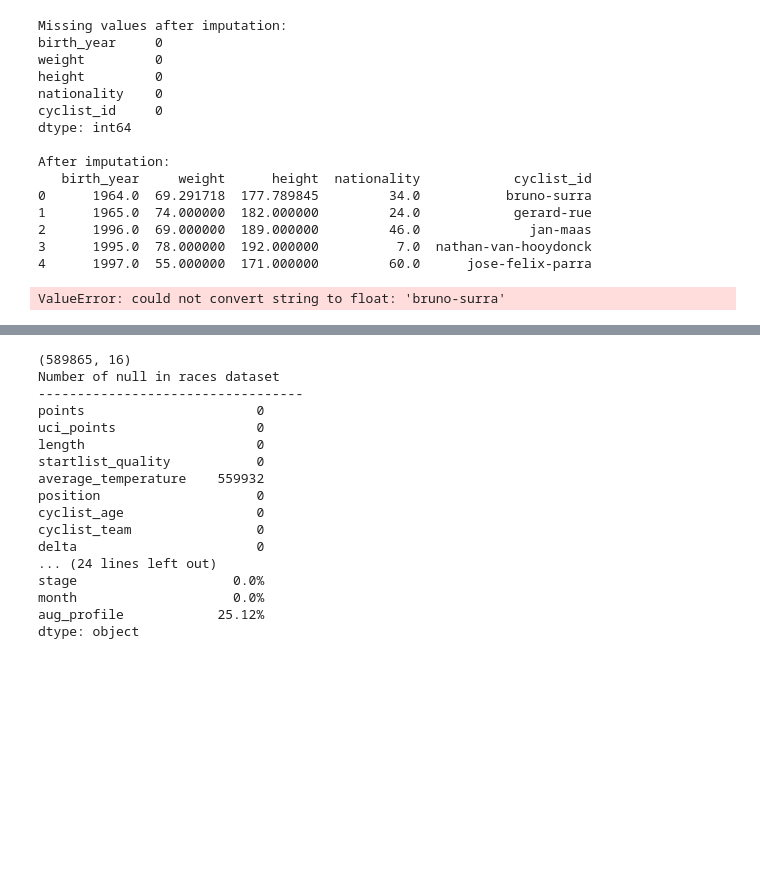
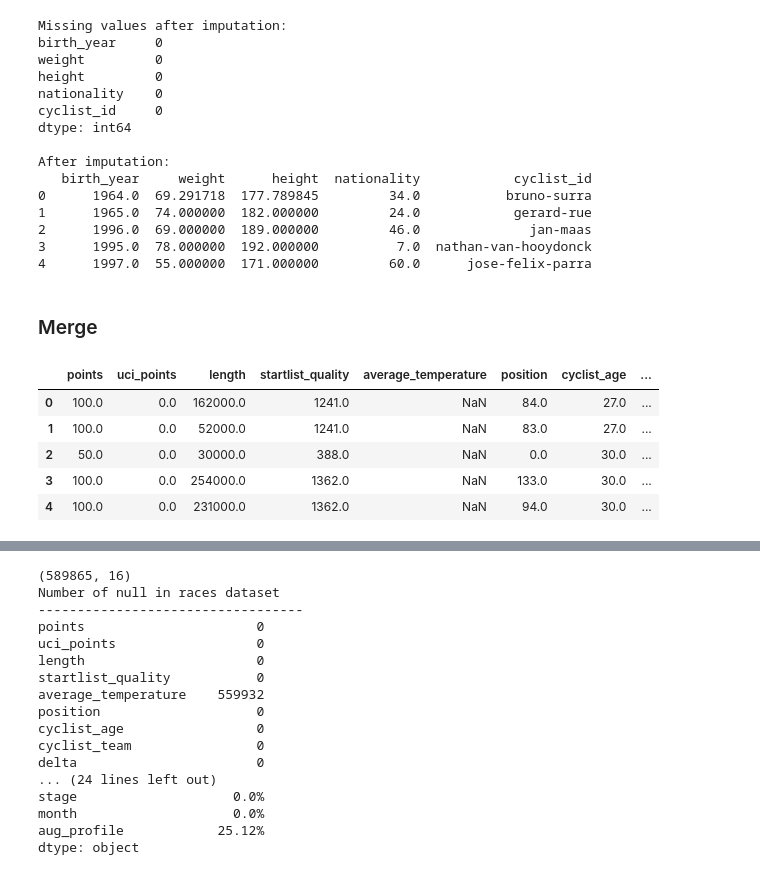
Before and after one commit to mariaviv27/Machine-Learning-Avanzado, a Jupyter notebook: machinelearning.ipynb, the cells around one changed output, grey strips where cells are left out. Cells and saved outputs as stored; diff of their text form; code cells hidden in the pictures; blank space fills up the shorter version.

```diff
--- a/machinelearning.ipynb
+++ b/machinelearning.ipynb
@@ -324,11 +327,5 @@ After imputation:
 2      1996.0  69.000000  189.000000         46.0              jan-maas
 3      1995.0  78.000000  192.000000          7.0  nathan-van-hooydonck
 4      1997.0  55.000000  171.000000         60.0      jose-felix-parra
-# %%
-from sklearn.experimental import enable_iterative_imputer
-from sklearn.impute import IterativeImputer
-imp_iter = IterativeImputer(random_state=0)
-cyclists_data_imp_iter = cyclists_data.copy()
-cyclists_data_imp_iter = imp_iter.fit_transform(cyclists_data_imp_iter)
-# %% [output]
-ValueError: could not convert string to float: 'bruno-surra'
+# %% [markdown]
+### Merge
@@ -334,0 +336,9 @@ ValueError: could not convert string to float: 'bruno-surra'
+# %%
+merged_df.head()
+# %% [output]
+|  | points | uci_points | length | startlist_quality | average_temperature | position | cyclist_age | ... |
+| 0 | 100.0 | 0.0 | 162000.0 | 1241.0 | NaN | 84.0 | 27.0 | ... |
+| 1 | 100.0 | 0.0 | 52000.0 | 1241.0 | NaN | 83.0 | 27.0 | ... |
+| 2 | 50.0 | 0.0 | 30000.0 | 388.0 | NaN | 0.0 | 30.0 | ... |
+| 3 | 100.0 | 0.0 | 254000.0 | 1362.0 | NaN | 133.0 | 30.0 | ... |
+| 4 | 100.0 | 0.0 | 231000.0 | 1362.0 | NaN | 94.0 | 30.0 | ... |
```
Also changed, not shown: parts of 18 cells of this notebook, 1 other file.
